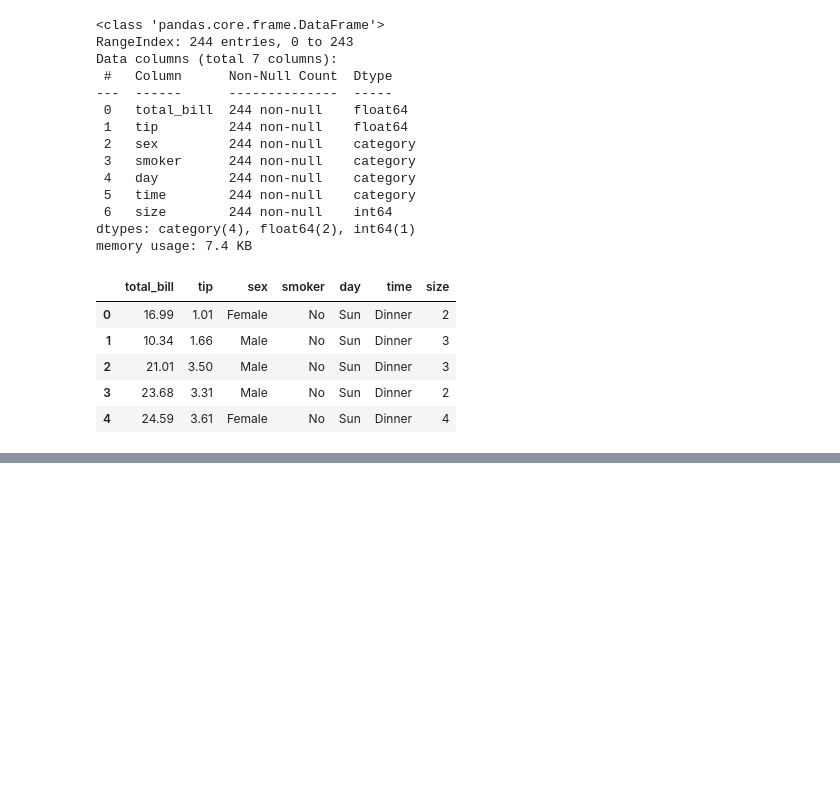
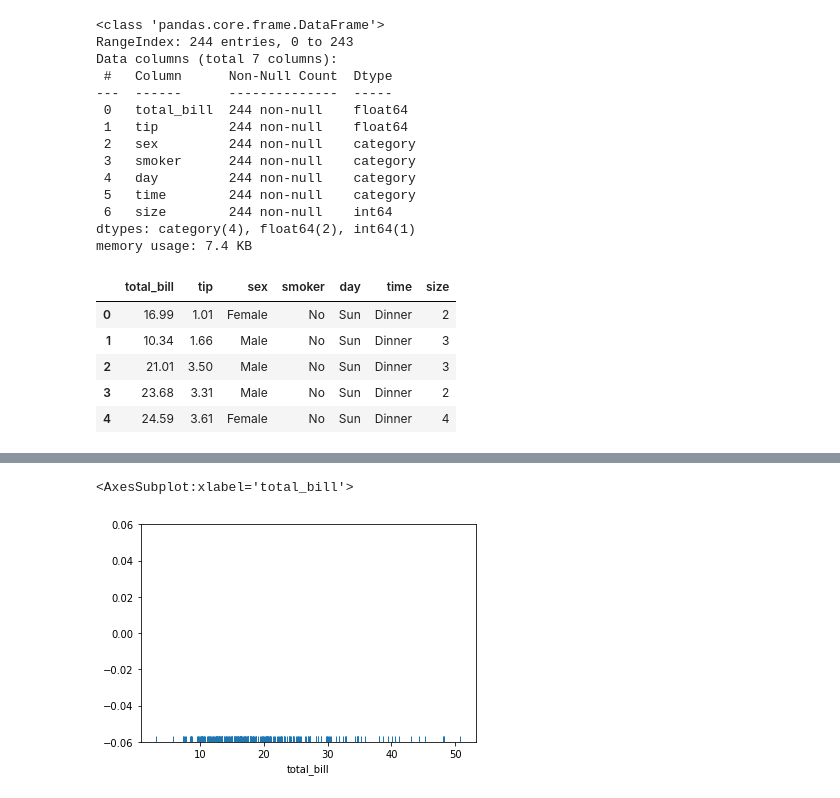
Before and after one commit to Pedro-IFC/curso-python, a Jupyter notebook: Seaborn/aula.ipynb, the cells around one changed output, grey strips where cells are left out. Saved outputs shown, nothing was run; the diff lists cells and outputs as text; code cells hidden in the pictures; blank space fills up the shorter version.

```diff
--- a/Seaborn/aula.ipynb
+++ b/Seaborn/aula.ipynb
@@ -32,0 +48,5 @@ tips.head()
+# %%
+sns.rugplot(tips['total_bill'])
+# %% [output]
+<AxesSubplot:xlabel='total_bill'>
+[figure, added]
```
Also changed, not shown: parts of 4 cells of this notebook.
